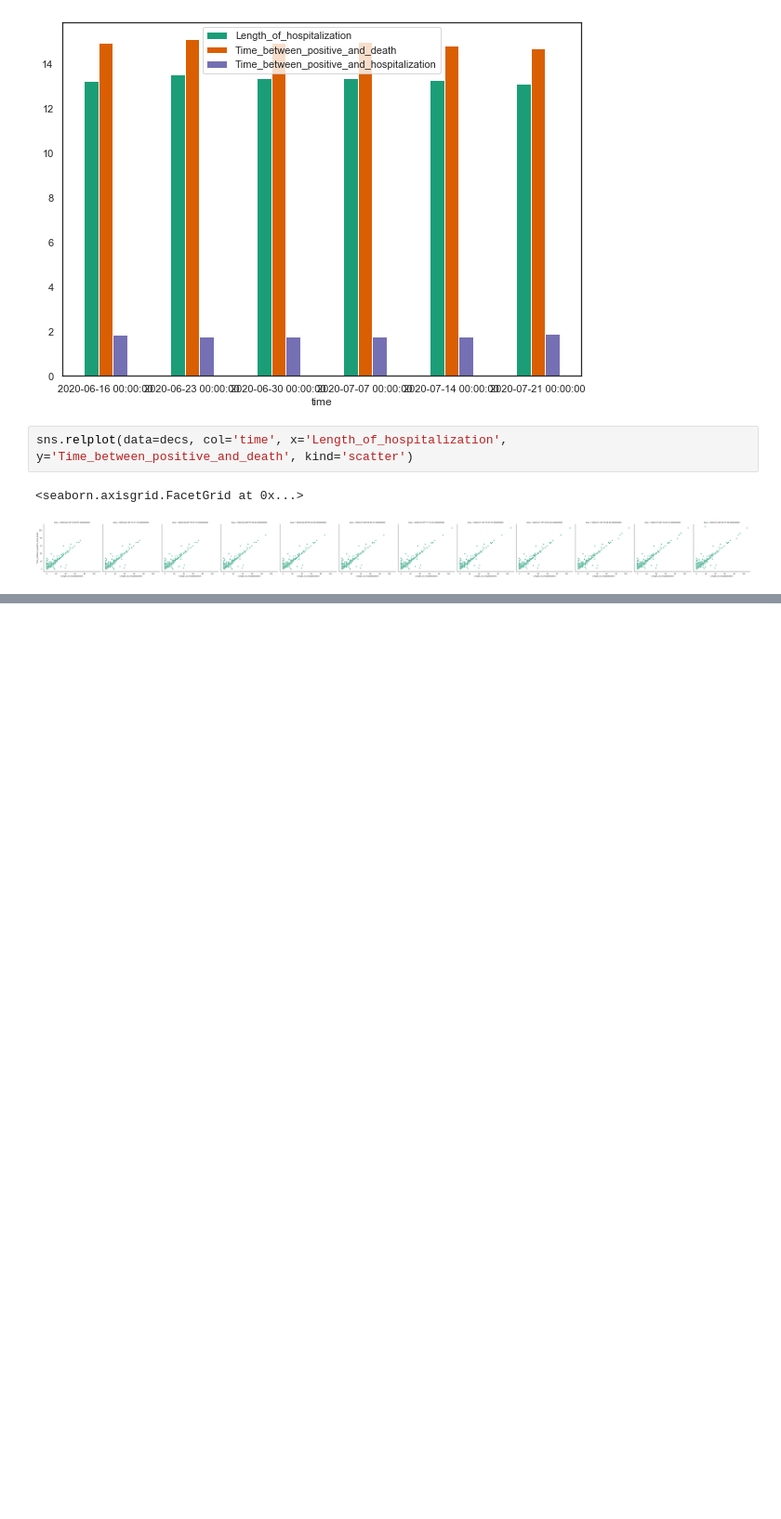
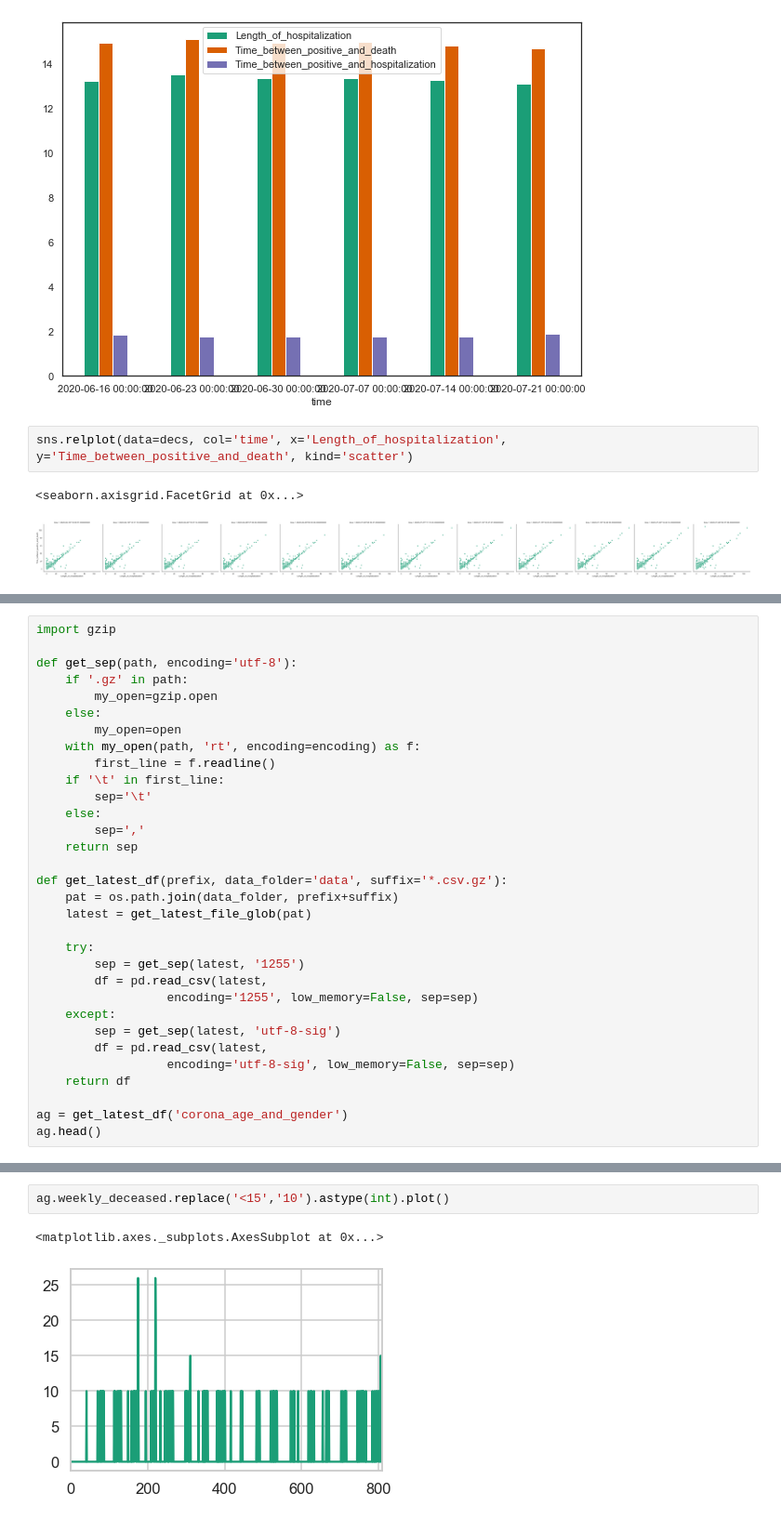
Before and after one commit to cjer/covid, a Jupyter notebook: israel_covid.ipynb, the cells around one changed output, grey strips where cells are left out. Shown at 93% size. Cells and saved outputs as stored; diff of their text form; blank space fills up the shorter version.

```diff
--- a/israel_covid.ipynb
+++ b/israel_covid.ipynb
@@ -706,0 +836,32 @@ sns.relplot(data=decs, col='time', x='Length_of_hospitalization', y='Time_betwee
+# %%
+import gzip
+
+def get_sep(path, encoding='utf-8'):
+    if '.gz' in path:
+        my_open=gzip.open
+    else:
+        my_open=open
+    with my_open(path, 'rt', encoding=encoding) as f:
+        first_line = f.readline()
+    if '\t' in first_line:
+        sep='\t'
+    else:
+        sep=','
+    return sep
+
+def get_latest_df(prefix, data_folder='data', suffix='*.csv.gz'):
+    pat = os.path.join(data_folder, prefix+suffix)
+    latest = get_latest_file_glob(pat)
+
+    try:
+        sep = get_sep(latest, '1255')
+        df = pd.read_csv(latest,
+                  encoding='1255', low_memory=False, sep=sep)
+    except:
+        sep = get_sep(latest, 'utf-8-sig')
+        df = pd.read_csv(latest,
+                  encoding='utf-8-sig', low_memory=False, sep=sep)
+    return df
+
+ag = get_latest_df('corona_age_and_gender')
+ag.head()
@@ -706,0 +884,5 @@ sns.relplot(data=decs, col='time', x='Length_of_hospitalization', y='Time_betwee
+# %%
+ag.weekly_deceased.replace('<15','10').astype(int).plot()
+# %% [output]
+<matplotlib.axes._subplots.AxesSubplot at 0x...>
+[figure, added]
```
Also changed, not shown: parts of 13 cells of this notebook, 12 other files.
